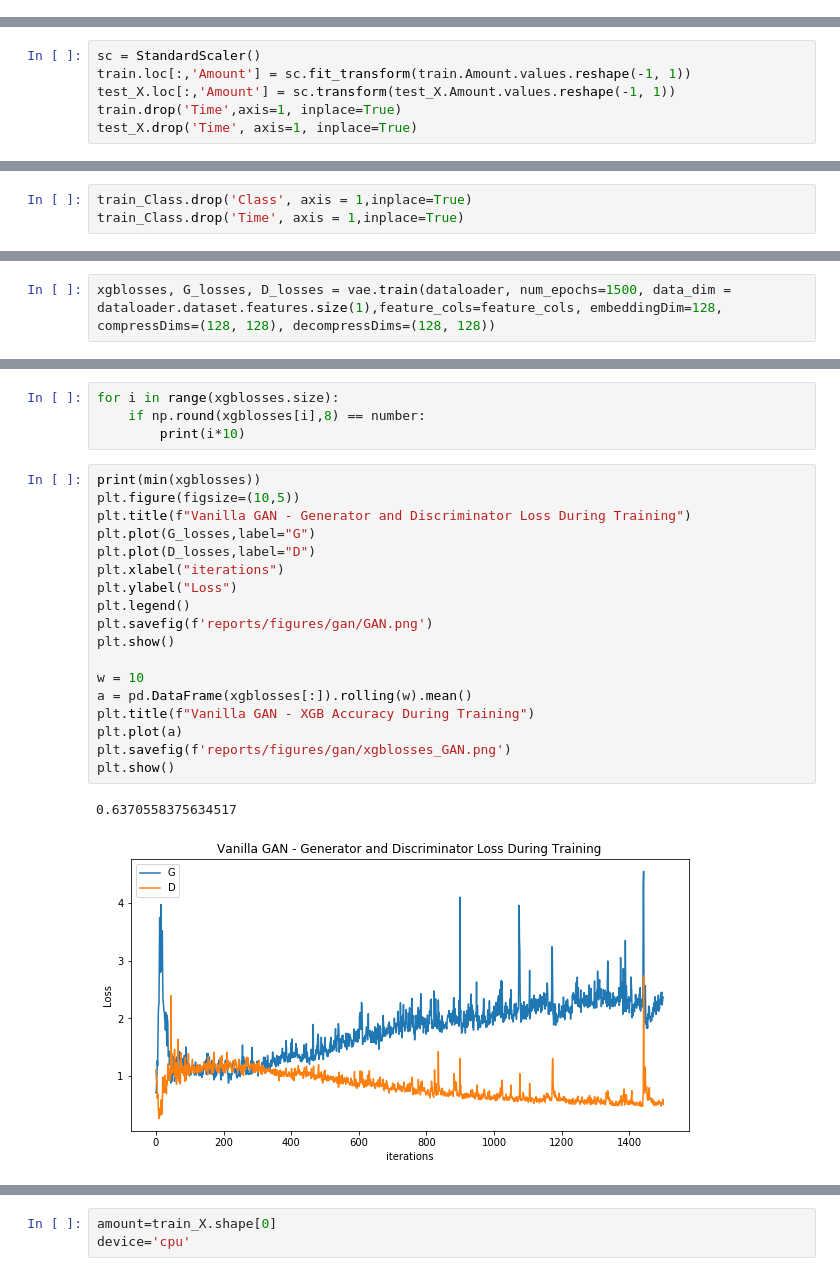
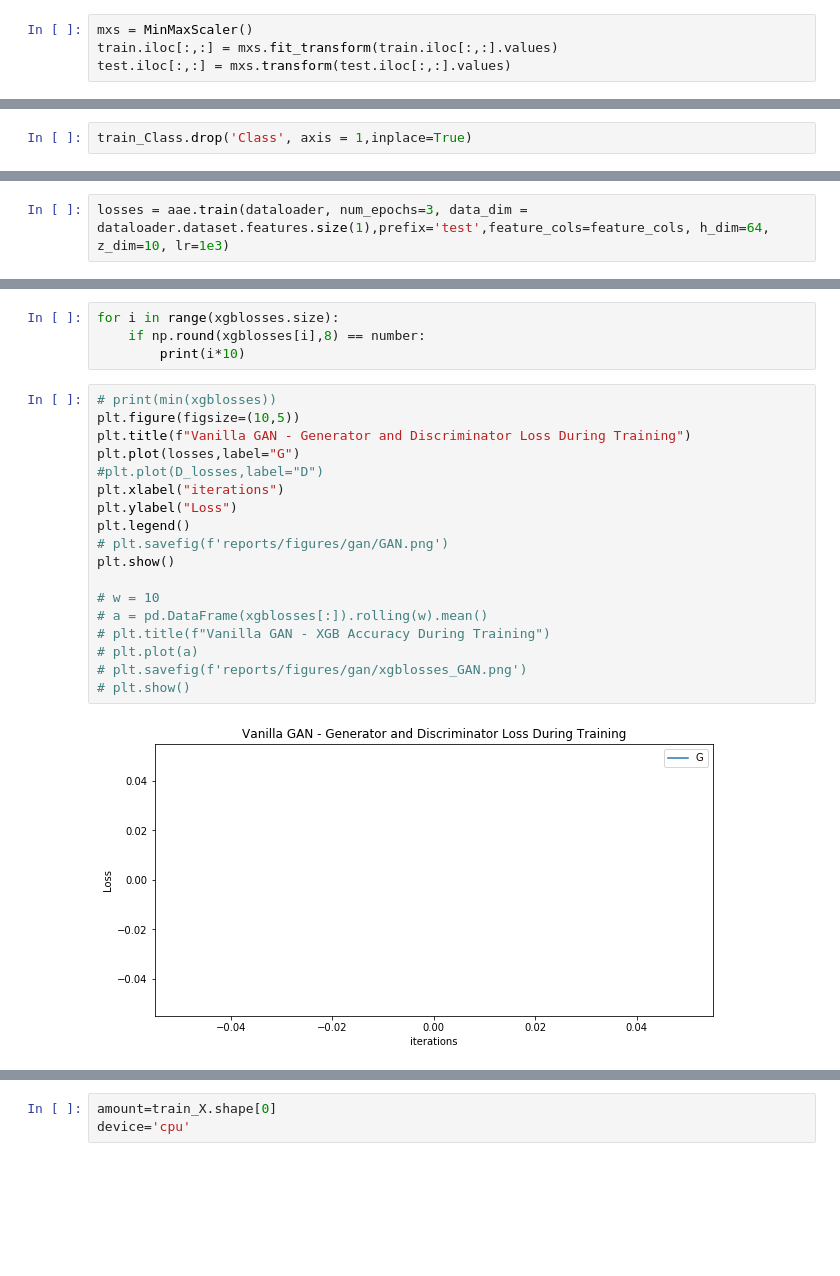
Before and after one commit to chinne/masterthesis, a Jupyter notebook: 05_AAE.ipynb, the cells around one changed output, grey strips where cells are left out. Drawn from its saved outputs; the diff is of its cells as text; blank space fills up the shorter version.

```diff
--- a/05_AAE.ipynb
+++ b/05_AAE.ipynb
@@ -58,0 +57,4 @@ train = pd.concat([train_X, train_y], axis=1)
+# %%
+mxs = MinMaxScaler()
+train.iloc[:,:] = mxs.fit_transform(train.iloc[:,:].values)
+test.iloc[:,:] = mxs.transform(test.iloc[:,:].values)
@@ -59,8 +78,2 @@ train = pd.concat([train_X, train_y], axis=1)
 # %%
 train_Class = train[train.Class == 1]
-# %%
-sc = StandardScaler()
-train.loc[:,'Amount'] = sc.fit_transform(train.Amount.values.reshape(-1, 1))
-test_X.loc[:,'Amount'] = sc.transform(test_X.Amount.values.reshape(-1, 1))
-train.drop('Time',axis=1, inplace=True)
-test_X.drop('Time', axis=1, inplace=True)
@@ -83,4 +86,3 @@ feature_cols = [i for i in train.columns if i not in label_col]
 # Train GAN
 # %%
 train_Class.drop('Class', axis = 1,inplace=True)
-train_Class.drop('Time', axis = 1,inplace=True)
@@ -100,4 +120,4 @@ dataloader.dataset.features.size(1)
 # %%
-xgblosses, G_losses, D_losses = vae.train(dataloader, num_epochs=1500, data_dim = dataloader.dataset.features.size(1),feature_cols=feature_cols, embeddingDim=128, compressDims=(128, 128), decompressDims=(128, 128))
+losses = aae.train(dataloader, num_epochs=3, data_dim = dataloader.dataset.features.size(1),prefix='test',feature_cols=feature_cols, h_dim=64, z_dim=10, lr=1e3)
 # %% [output]
 Starting Training Loop...
@@ -130,23 +153,22 @@ for i in range(xgblosses.size):
     if np.round(xgblosses[i],8) == number:
         print(i*10)
 # %%
-print(min(xgblosses))
+# print(min(xgblosses))
 plt.figure(figsize=(10,5))
 plt.title(f"Vanilla GAN - Generator and Discriminator Loss During Training")
-plt.plot(G_losses,label="G")
-plt.plot(D_losses,label="D")
+plt.plot(losses,label="G")
+#plt.plot(D_losses,label="D")
 plt.xlabel("iterations")
 plt.ylabel("Loss")
 plt.legend()
-plt.savefig(f'reports/figures/gan/GAN.png')
+# plt.savefig(f'reports/figures/gan/GAN.png')
 plt.show()
 
-w = 10
-a = pd.DataFrame(xgblosses[:]).rolling(w).mean()
-plt.title(f"Vanilla GAN - XGB Accuracy During Training")
-plt.plot(a)
-plt.savefig(f'reports/figures/gan/xgblosses_GAN.png')
-plt.show()
+# w = 10
+# a = pd.DataFrame(xgblosses[:]).rolling(w).mean()
+# plt.title(f"Vanilla GAN - XGB Accuracy During Training")
+# plt.plot(a)
+# plt.savefig(f'reports/figures/gan/xgblosses_GAN.png')
+# plt.show()
 # %% [output]
-0.6370558375634517
-[figure, old version]
+[figure, new version]
```
Also changed, not shown: parts of 13 cells of this notebook, 5 other files.
